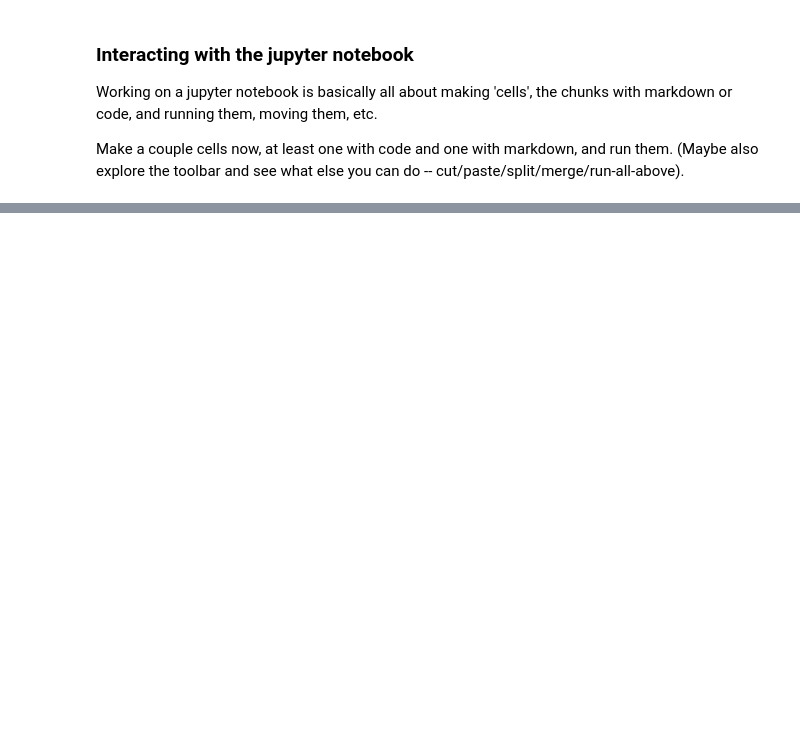
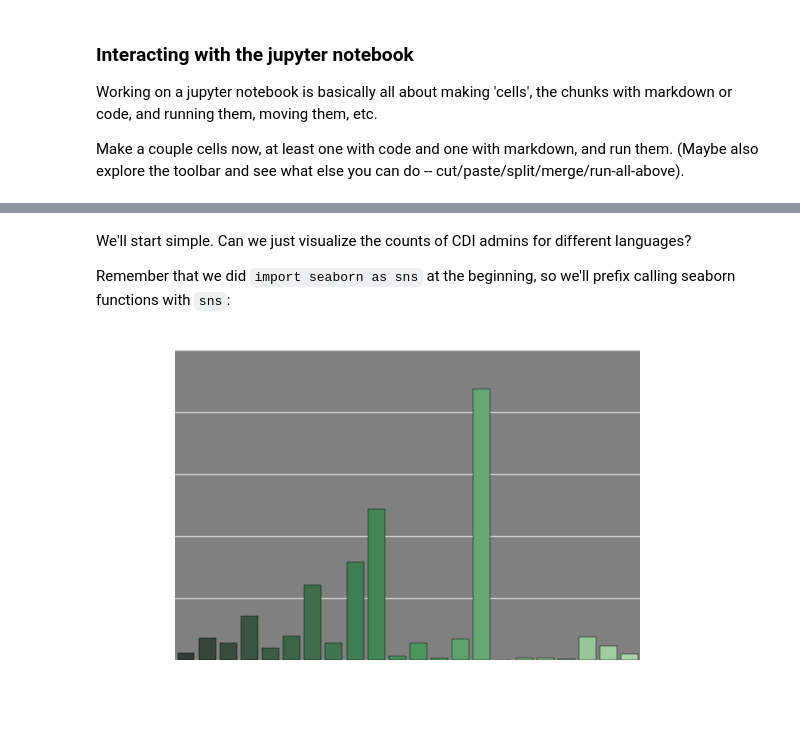
Before and after one commit to drussellmrichie/uconn_jterm_python_workshops, a Jupyter notebook: python-data-analysis/Python Data Analysis Tutorial.ipynb, the cells around one changed output, grey strips where cells are left out. Cells and saved outputs as stored; diff of their text form; code cells hidden in the pictures; blank space fills up the shorter version.

Commit message:
update analysis notebook; seaborn

```diff
--- a/python-data-analysis/Python Data Analysis Tutorial.ipynb
+++ b/python-data-analysis/Python Data Analysis Tutorial.ipynb
@@ -363,0 +306,3 @@ These data are of a volume and complexity that really motivates a programmatic a
+# %%
+reindex_admin_data = admin_data.set_index('data_id')
+reindex_admin_data.head()
@@ -363,0 +319,3 @@ These data are of a volume and complexity that really motivates a programmatic a
+# %%
+admin_data.set_index('data_id',inplace=True)
+admin_data.head()
@@ -363,0 +485,6 @@ These data are of a volume and complexity that really motivates a programmatic a
+# %%
+random_floats  = np.random.random(size=len(admin_data)) # sample floats uniformly b/w 0 and 1
+parent_genders = ['Mal' if x > .8 else 'Female' for x in random_floats]
+
+admin_data['parent_gender'] = parent_genders
+admin_data.head()
@@ -363,0 +513,3 @@ These data are of a volume and complexity that really motivates a programmatic a
+# %%
+admin_data['parent_gender'].replace(to_replace='Mal',value='Male',inplace=True)
+admin_data.head()
@@ -363,0 +580,8 @@ These data are of a volume and complexity that really motivates a programmatic a
+# %% [markdown]
+We'll start simple. Can we just visualize the counts of CDI admins for different languages?
+
+Remember that we did `import seaborn as sns` at the beginning, so we'll prefix calling seaborn functions with `sns`:
+# %%
+sns.countplot(x="language", data=admin_data, palette="Greens_d");
+# %% [output]
+[figure, added]
```
Also changed, not shown: parts of 136 cells of this notebook, 1 other file.
